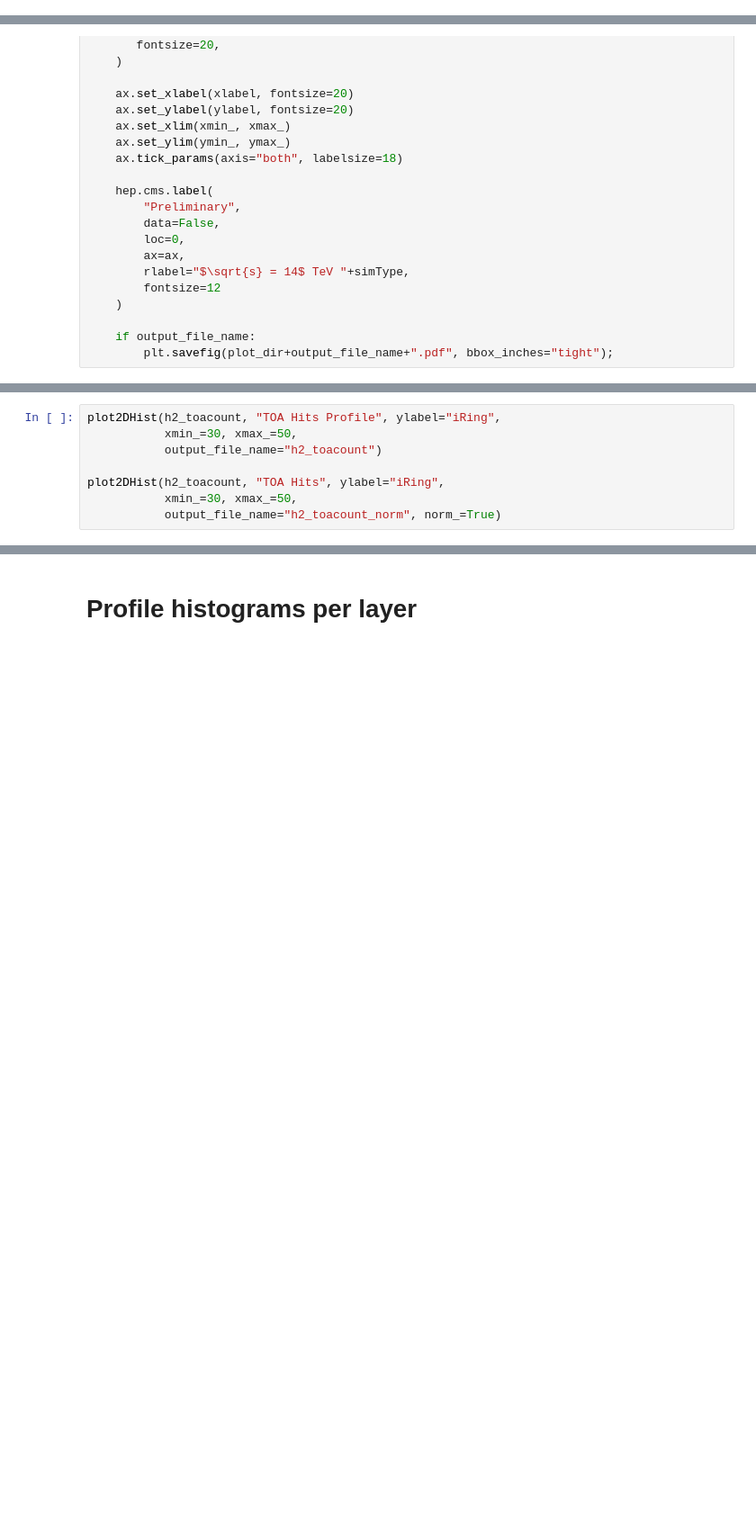
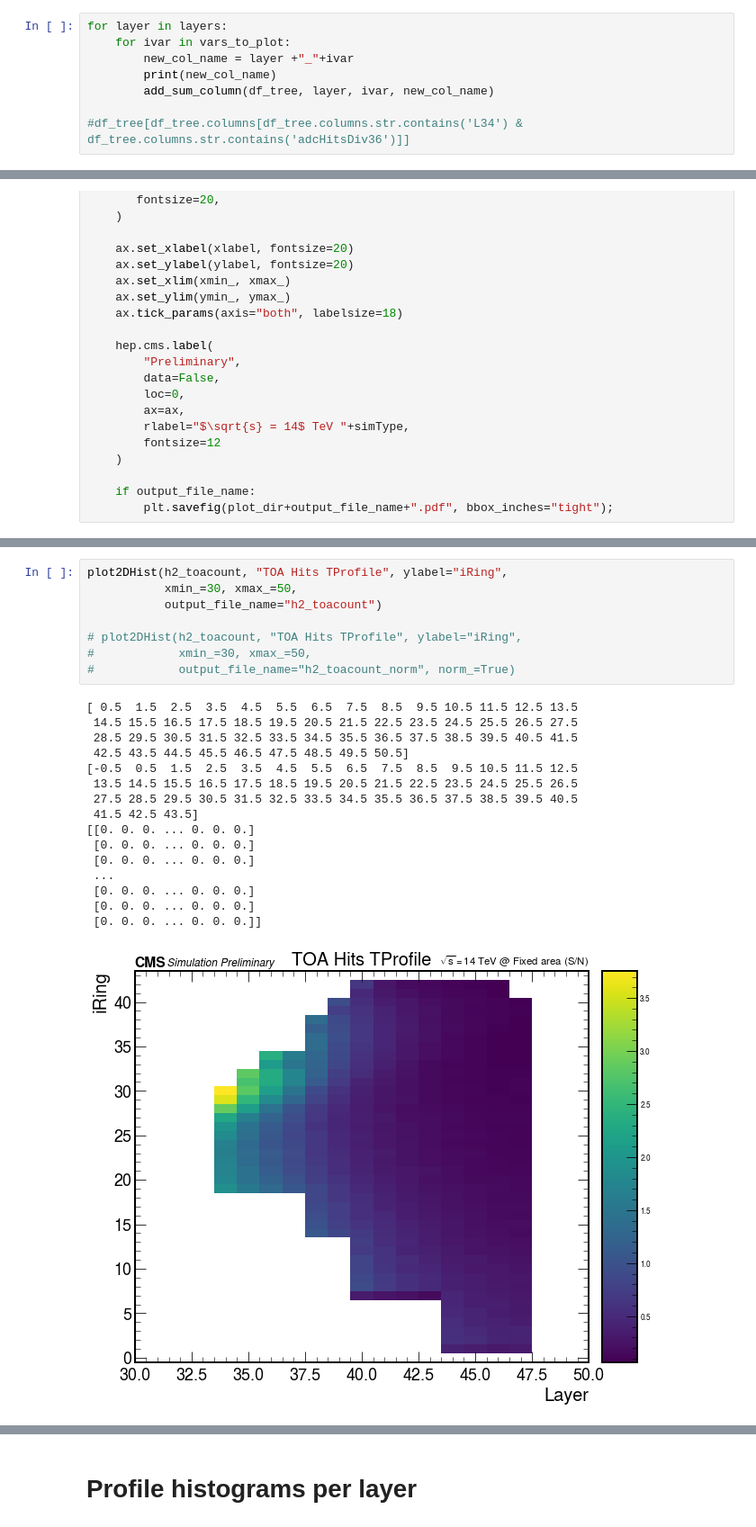
Before and after one commit to mmfsz/HGCElectronicsValidation, a Jupyter notebook: notebooks/hgcScintAnalyzePlots.ipynb, the cells around one changed output, grey strips where cells are left out. Shown: that part at 90% size. Saved outputs shown, nothing was run; the diff lists cells and outputs as text; blank space fills up the shorter version.

```diff
--- a/notebooks/hgcScintAnalyzePlots.ipynb
+++ b/notebooks/hgcScintAnalyzePlots.ipynb
@@ -148,0 +193,8 @@ df_tree
+# %%
+for layer in layers:
+    for ivar in vars_to_plot:
+        new_col_name = layer +"_"+ivar
+        print(new_col_name)
+        add_sum_column(df_tree, layer, ivar, new_col_name)
+
+#df_tree[df_tree.columns[df_tree.columns.str.contains('L34') & df_tree.columns.str.contains('adcHitsDiv36')]]
@@ -375,9 +460,26 @@ plot2DHist(h2_adchitsvspu, "ADC Hits",
 # %%
-plot2DHist(h2_toacount, "TOA Hits Profile", ylabel="iRing",
+plot2DHist(h2_toacount, "TOA Hits TProfile", ylabel="iRing",
            xmin_=30, xmax_=50,
            output_file_name="h2_toacount")
 
-plot2DHist(h2_toacount, "TOA Hits", ylabel="iRing",
-           xmin_=30, xmax_=50,
-           output_file_name="h2_toacount_norm", norm_=True)
+# plot2DHist(h2_toacount, "TOA Hits TProfile", ylabel="iRing",
+#            xmin_=30, xmax_=50,
+#            output_file_name="h2_toacount_norm", norm_=True)
+# %% [output]
+[ 0.5  1.5  2.5  3.5  4.5  5.5  6.5  7.5  8.5  9.5 10.5 11.5 12.5 13.5
+ 14.5 15.5 16.5 17.5 18.5 19.5 20.5 21.5 22.5 23.5 24.5 25.5 26.5 27.5
+ 28.5 29.5 30.5 31.5 32.5 33.5 34.5 35.5 36.5 37.5 38.5 39.5 40.5 41.5
+ 42.5 43.5 44.5 45.5 46.5 47.5 48.5 49.5 50.5]
+[-0.5  0.5  1.5  2.5  3.5  4.5  5.5  6.5  7.5  8.5  9.5 10.5 11.5 12.5
+ 13.5 14.5 15.5 16.5 17.5 18.5 19.5 20.5 21.5 22.5 23.5 24.5 25.5 26.5
+ 27.5 28.5 29.5 30.5 31.5 32.5 33.5 34.5 35.5 36.5 37.5 38.5 39.5 40.5
+ 41.5 42.5 43.5]
+[[0. 0. 0. ... 0. 0. 0.]
+ [0. 0. 0. ... 0. 0. 0.]
+ [0. 0. 0. ... 0. 0. 0.]
+ ...
+ [0. 0. 0. ... 0. 0. 0.]
+ [0. 0. 0. ... 0. 0. 0.]
+ [0. 0. 0. ... 0. 0. 0.]]
+[figure, added]
 # %%
```
Also changed, not shown: parts of 35 cells of this notebook.
